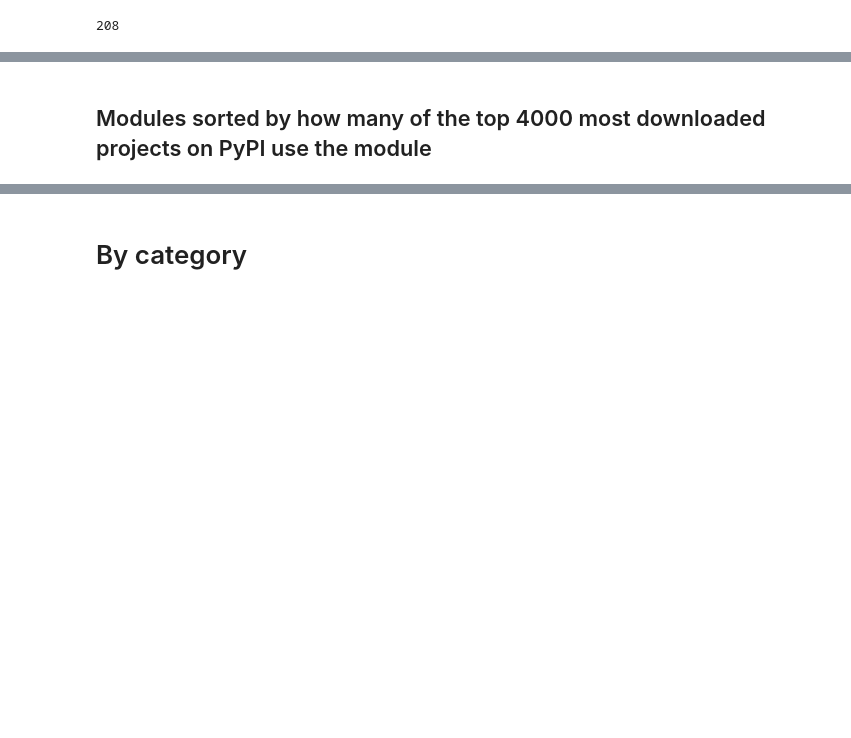
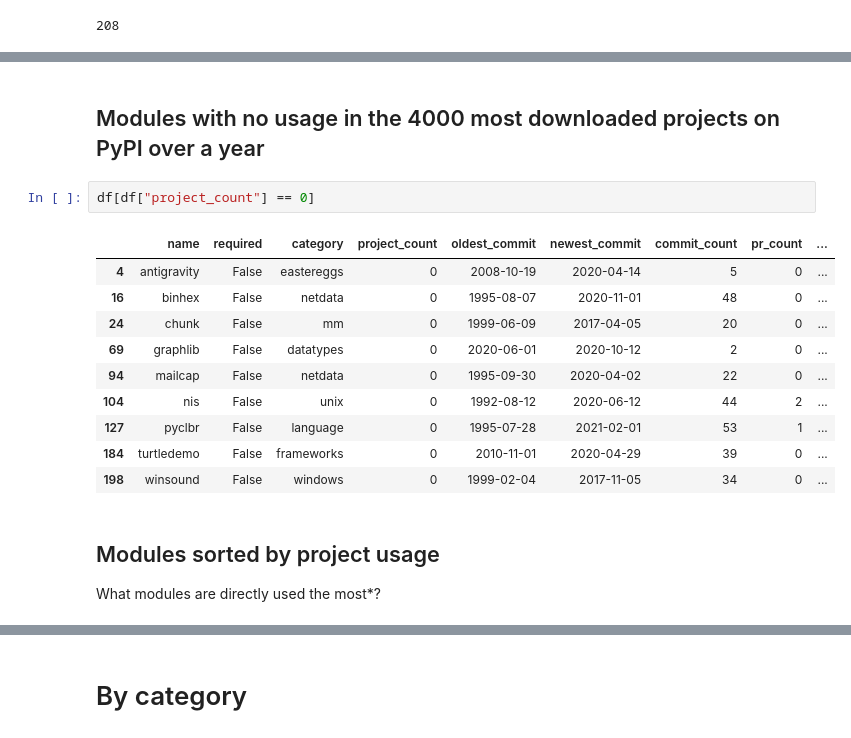
Before and after one commit to brettcannon/stdlib-stats, a Jupyter notebook: stats.ipynb, the cells around one changed output, grey strips where cells are left out. Saved outputs shown, nothing was run; the diff lists cells and outputs as text; blank space fills up the shorter version.

```diff
--- a/stats.ipynb
+++ b/stats.ipynb
@@ -45,5 +47,21 @@ required_modules
 # %% [markdown]
-## Modules sorted by how many of the top 4000 most downloaded projects on PyPI use the module
+## Modules with no usage in the 4000 most downloaded projects on PyPI over a year
+# %%
+df[df["project_count"] == 0]
+# %% [output]
+|  | name | required | category | project_count | oldest_commit | newest_commit | commit_count | pr_count | ... |
+| 4 | antigravity | False | eastereggs | 0 | 2008-10-19 | 2020-04-14 | 5 | 0 | ... |
+| 16 | binhex | False | netdata | 0 | 1995-08-07 | 2020-11-01 | 48 | 0 | ... |
+| 24 | chunk | False | mm | 0 | 1999-06-09 | 2017-04-05 | 20 | 0 | ... |
+| 69 | graphlib | False | datatypes | 0 | 2020-06-01 | 2020-10-12 | 2 | 0 | ... |
+| 94 | mailcap | False | netdata | 0 | 1995-09-30 | 2020-04-02 | 22 | 0 | ... |
+| 104 | nis | False | unix | 0 | 1992-08-12 | 2020-06-12 | 44 | 2 | ... |
+| 127 | pyclbr | False | language | 0 | 1995-07-28 | 2021-02-01 | 53 | 1 | ... |
+| 184 | turtledemo | False | frameworks | 0 | 2010-11-01 | 2020-04-29 | 39 | 0 | ... |
+| 198 | winsound | False | windows | 0 | 1999-02-04 | 2017-11-05 | 34 | 0 | ... |
+# %% [markdown]
+## Modules sorted by project usage
+What modules are directly used the most*?
 # %%
 import altair as alt
 
```
Also changed, not shown: parts of 27 cells of this notebook, 3 other files.
